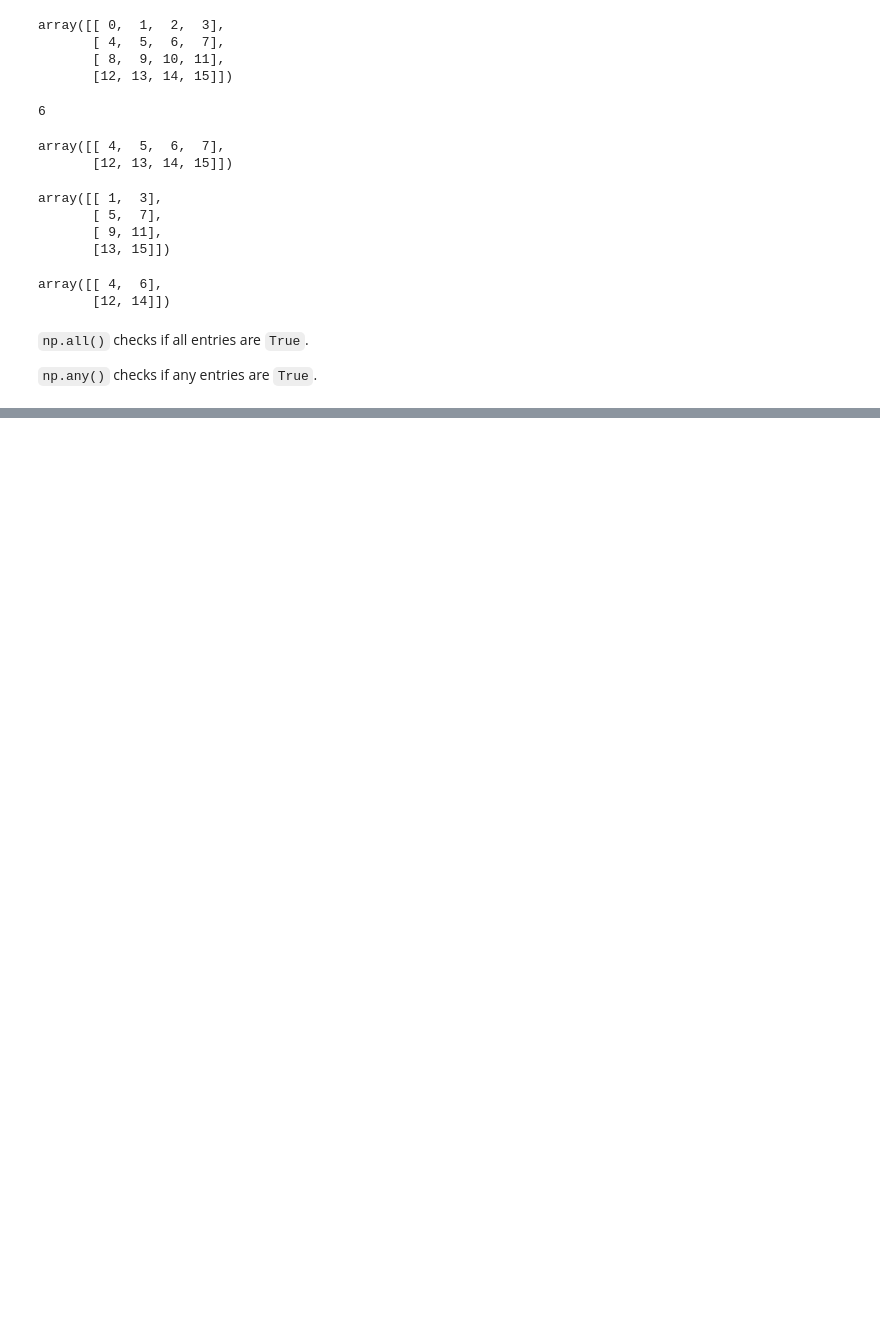
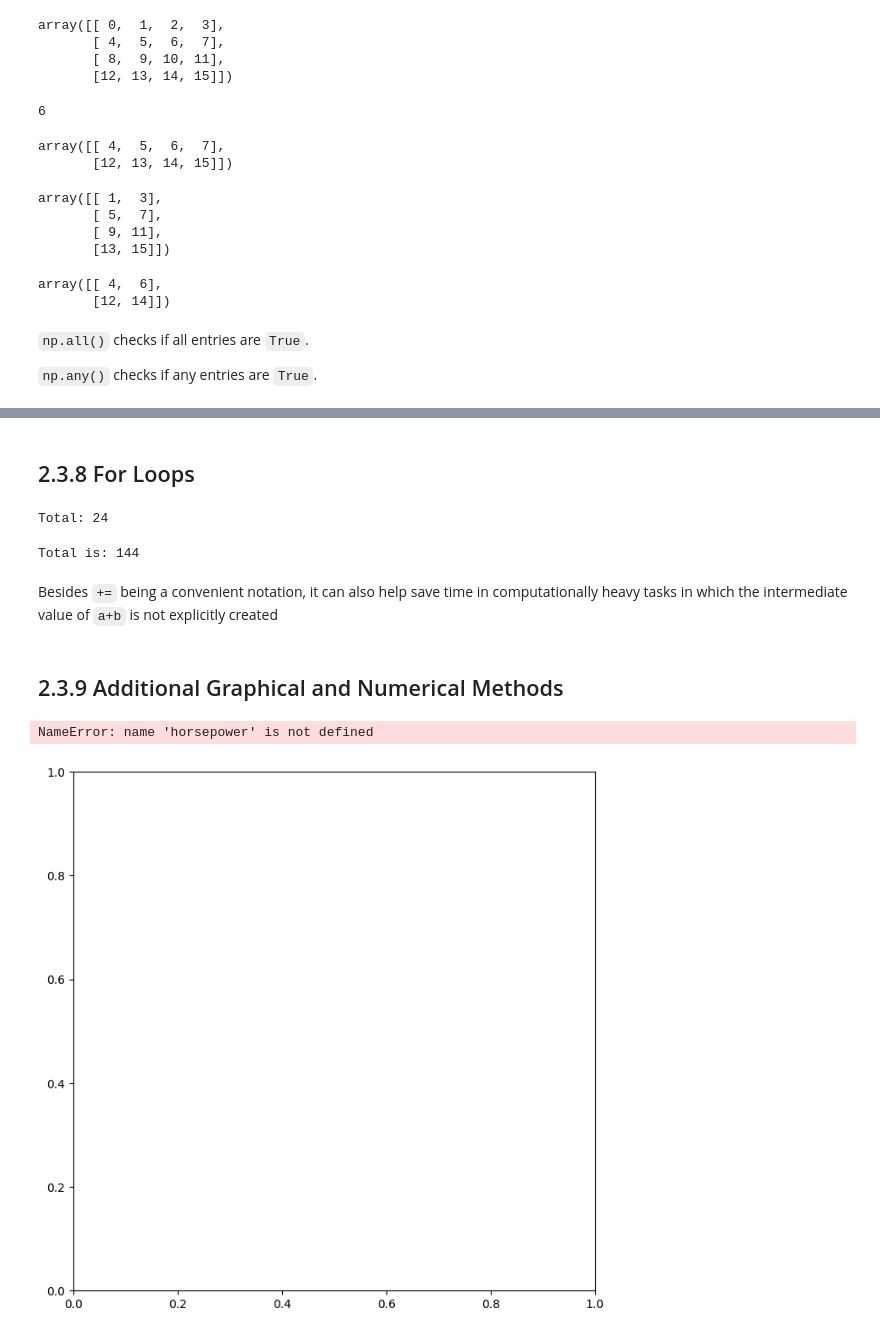
Before and after one commit to Adarsh0047/Introduction-to-Statistical-Learning-With-Python, a Jupyter notebook: Chapter_2_basics.ipynb, the cells around one changed output, grey strips where cells are left out. Saved outputs shown, nothing was run; the diff lists cells and outputs as text; code cells hidden in the pictures; blank space fills up the shorter version.

```diff
--- a/Chapter_2_basics.ipynb
+++ b/Chapter_2_basics.ipynb
@@ -352,0 +666,27 @@ array([[ 4,  6],
+# %% [markdown]
+## 2.3.8 For Loops
+# %%
+total = 0
+for value in [3, 2, 19]:
+    total += value
+print(f"Total: {total}")
+# %% [output]
+Total: 24
+# %%
+total = 0
+for value in [2, 3, 19]:
+    for weight in [3, 2, 1]:
+        total += value * weight
+print(f"Total is: {total}")
+# %% [output]
+Total is: 144
+# %% [markdown]
+Besides `+=` being a convenient notation, it can also help save time in computationally heavy tasks in which the intermediate value of `a+b` is not explicitly created
+# %% [markdown]
+## 2.3.9 Additional Graphical and Numerical Methods
+# %%
+fig, ax = subplots(figsize=(8, 8))
+ax.plot(horsepower, mpg, 'o')
+# %% [output]
+NameError: name 'horsepower' is not defined
+[figure, added]
```
Also changed, not shown: parts of 42 cells of this notebook, 2 other files.
